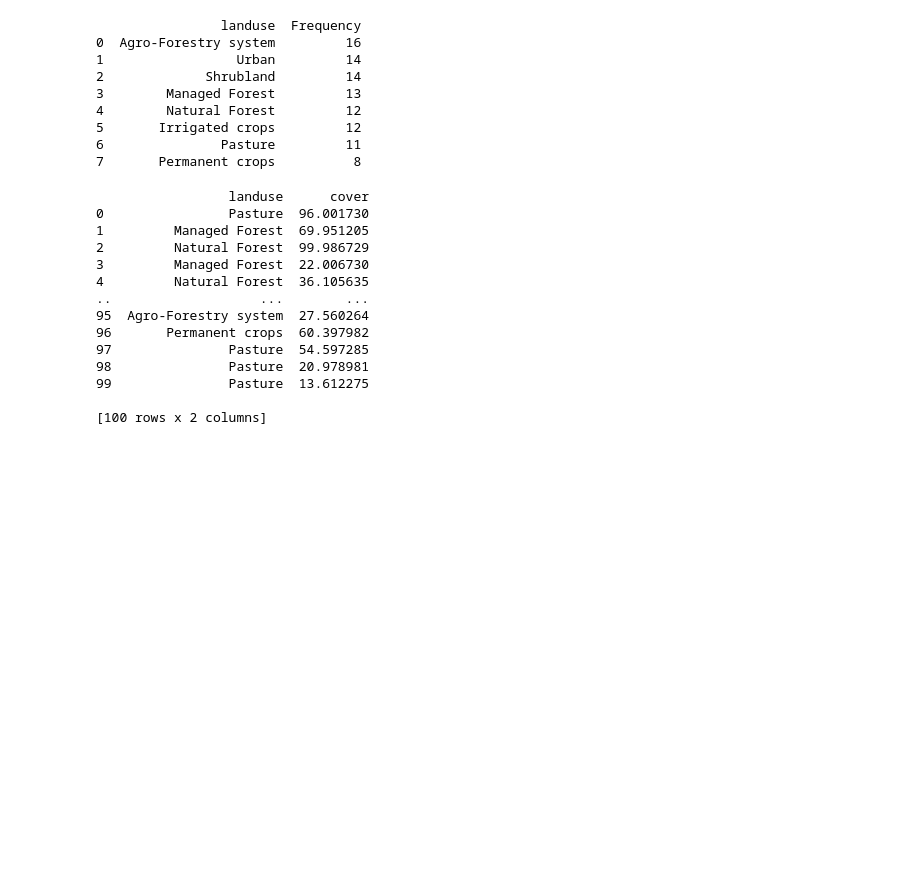
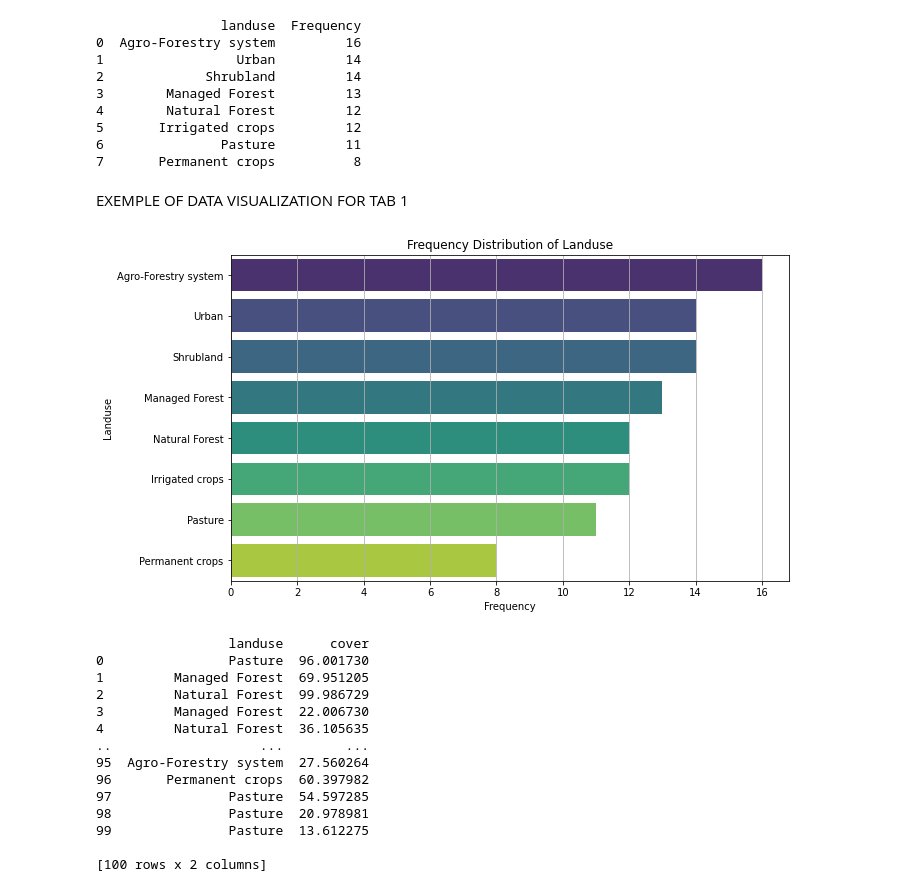
Before and after one commit to isa-ulisboa/greends-avcad-2024, a Jupyter notebook: Tristan BERTRAND/Assignement_ACVD_2.ipynb, the cells around one changed output. Cells and saved outputs as stored; diff of their text form; code cells hidden in the pictures; blank space fills up the shorter version.

```diff
--- a/Tristan BERTRAND/Assignement_ACVD_2.ipynb
+++ b/Tristan BERTRAND/Assignement_ACVD_2.ipynb
@@ -75,6 +78,18 @@ print(table1)
 5       Irrigated crops         12
 6               Pasture         11
 7       Permanent crops          8
+# %% [markdown]
+EXEMPLE OF DATA VISUALIZATION FOR TAB 1
+# %%
+plt.figure(figsize=(10, 6))
+sns.barplot(x="Frequency", y="landuse", data=table1, palette="viridis")
+plt.title("Frequency Distribution of Landuse")
+plt.xlabel("Frequency")
+plt.ylabel("Landuse")
+plt.grid(axis='x')  # Add grid lines for better readability
+plt.show()
+# %% [output]
+[figure, added]
 # %%
 # Simulate table2
 table2 = pd.DataFrame(list(zip(var1, var2)), columns = ["landuse", "cover"])
```
Also changed, not shown: parts of 10 cells of this notebook.
